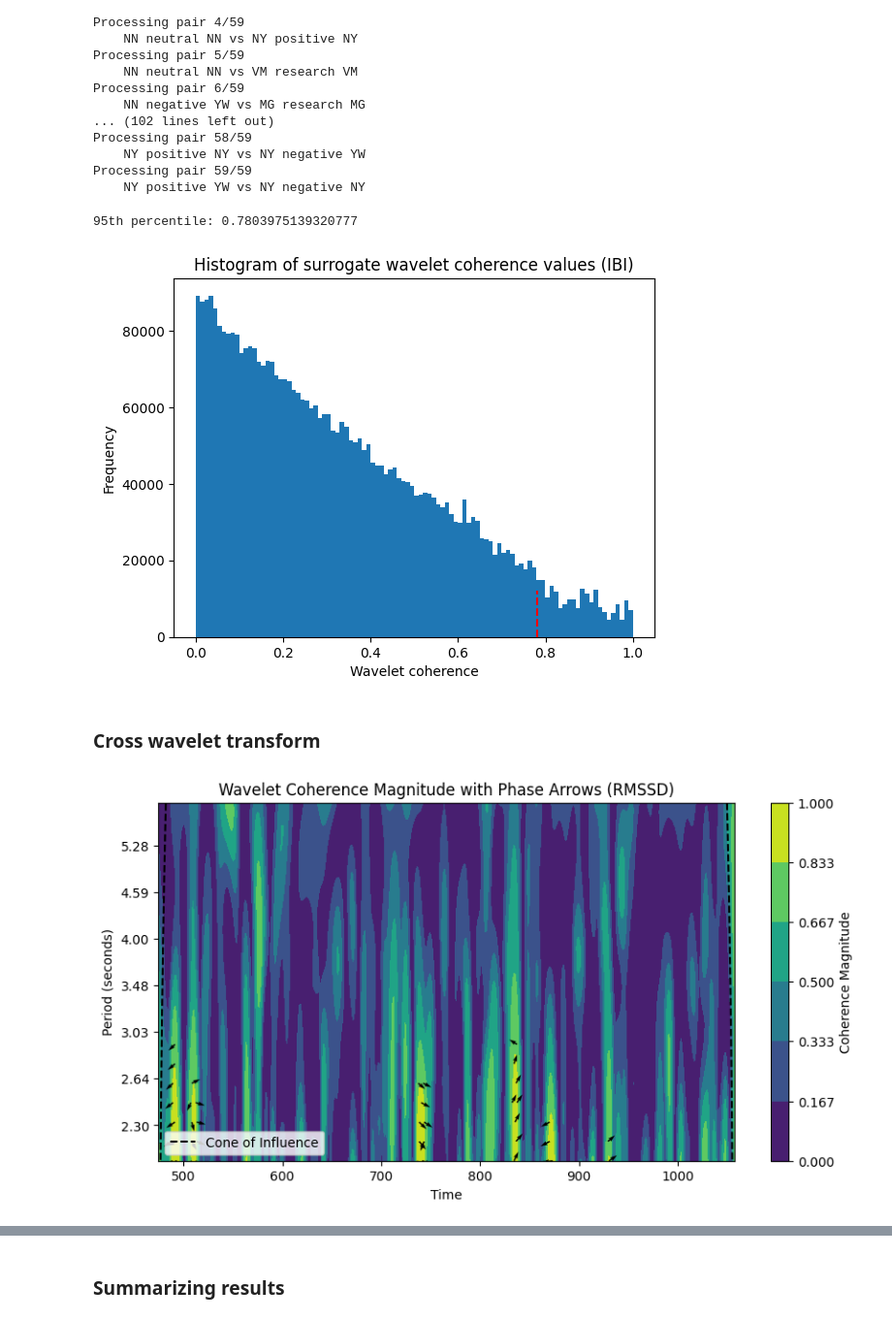
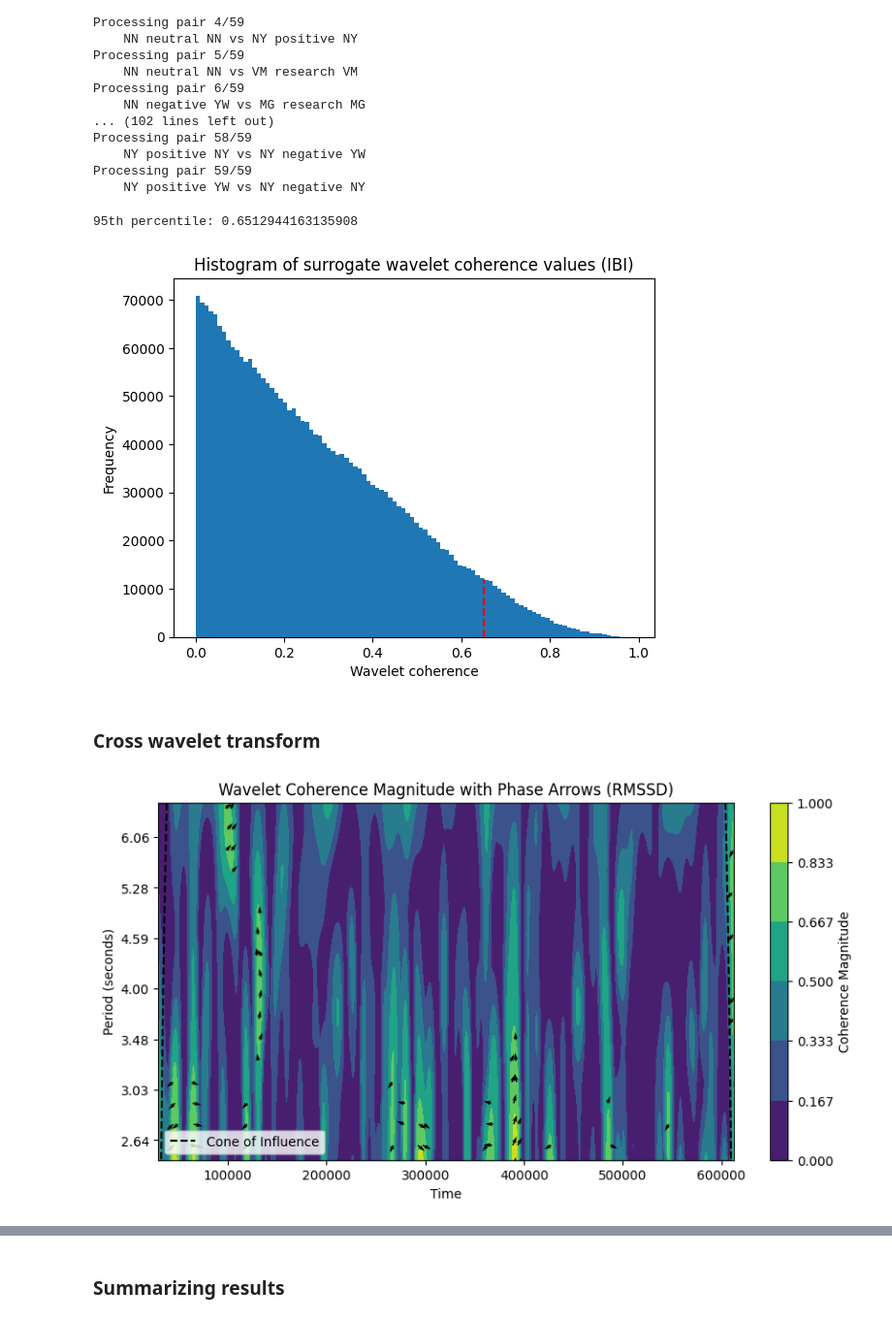
Before and after one commit to ynwtnb/linkage_analysis_pilot, a Jupyter notebook: script/wavelet_analysis.ipynb, the cells around one changed output, grey strips where cells are left out. Shown at 97% size. Cells and saved outputs as stored; diff of their text form; code cells hidden in the pictures.

```diff
--- a/script/wavelet_analysis.ipynb
+++ b/script/wavelet_analysis.ipynb
@@ -570,19 +845,0 @@ KruskalResult(statistic=66.37239079189021, pvalue=3.867394401289835e-15)
-# %%
-session = 'NY'
-fig, axes = plt.subplots(ncols=2, nrows=1, figsize=(8, 5))
-lf_wct_list = []
-hf_wct_list = []
-for condition in conditions_NY_ecg:
-    period = 1 / wct_results_ibi[session][condition]['freq']
-    lf_freq = np.where((period >= 6) & (period <=25))
-    hf_freq = np.where((period >= 2) & (period < 6))
-    lf_wct = wct_results_ibi[session][condition]['wct'][lf_freq[0], :]
-    hf_wct = wct_results_ibi[session][condition]['wct'][hf_freq[0], :]
-    lf_wct_list.append(lf_wct)
-    hf_wct_list.append(hf_wct)
-    axes[0].boxplot(lf_wct.flatten(), positions=[conditions_full.index(condition)], widths=0.6)
-    axes[1].boxplot(hf_wct.flatten(), positions=[conditions_full.index(condition)], widths=0.6)
-for ax in axes:
-    ax.set_xticklabels(conditions_NY_ecg)
-axes[0].set_title('Wavelet Coherence Magnitude (IBI) in LF band', fontsize=10)
-axes[1].set_title('Wavelet Coherence Magnitude (IBI) in HF band', fontsize=10)
@@ -678,7 +1310,7 @@ for session in sessions:
         time_offset_p1 = mw_p1[session][condition]['time'].iloc[0]
         start_time_p1 = mw_p1[session][condition]['timestamp'].iloc[0]
         df = rmssd_concat[session][condition].reset_index()
-        df['time'] = (df['datetime'] - pd.to_datetime(start_time_p1)).dt.total_seconds() + time_offset_p1
+        df['time'] = (df['datetime'] - pd.to_datetime(start_time_p1)).dt.total_seconds() * 1000 + time_offset_p1
         df = df.drop(columns=['datetime'])
         rmssd_concat[session][condition] = df
 # %% [markdown]
@@ -727,12 +1359,12 @@ for pair_i in range(len(surrogate_pairs)):
     print(f'    {session1} {condition1} {person1} vs {session2} {condition2} {person2}')
 
     max_idx = min(len(standardized_rmssd_all[session1][condition1][person1]), len(standardized_rmssd_all[session2][condition2][person2]))
-    try:
-        wct, awct, coi, freq, sig = wavelet.wct(standardized_rmssd_all[session1][condition1][person1][:max_idx], standardized_rmssd_all[session2][condition2][person2][:max_idx], dt, dj=dj, s0=s0, J=-1, sig=False, wavelet=mother, normalize=True)
-        wct_surrogate.append(wct)
-    except:
-        print(f'    Error in {session1} {condition1} {person1} vs {session2} {condition2} {person2}')
-        pass
+    wct, awct, coi, freq, sig = wavelet.wct(standardized_rmssd_all[session1][condition1][person1][:max_idx], standardized_rmssd_all[session2][condition2][person2][:max_idx], dt, dj=dj, s0=s0, J=-1, sig=False, wavelet=mother, normalize=True)
+    period = 1 / freq
+    for t in range(wct.shape[1]):
+        mask = period > coi[t]
+        wct[mask, t] = np.nan
+    wct_surrogate.append(wct)
 # %% [output]
 Processing pair 1/59
     NY positive NY vs VM research VM
@@ -754,6 +1386,7 @@ Processing pair 59/59
 # %%
 wct_surrogate_flattened = [wct.flatten() for wct in wct_surrogate]
 wct_surrogate_concatenated = np.concatenate(wct_surrogate_flattened)
+wct_surrogate_concatenated = wct_surrogate_concatenated[~np.isnan(wct_surrogate_concatenated)]
 percentile_95_hrv = np.percentile(wct_surrogate_concatenated, 95)
 print("95th percentile:", percentile_95_hrv)
 plt.hist(wct_surrogate_concatenated, bins=100)
@@ -764,8 +1397,8 @@ plt.ylabel('Frequency')
 # plt.ylim(0, 12000)
 plt.show()
 # %% [output]
-95th percentile: 0.7803975139320777
+95th percentile: 0.6512944163135908
-[figure, old version]
+[figure, new version]
 # %%
 with open('../data/surrogate_wavelet_coherence_hrv.npy', 'wb') as f:
     np.save(f, wct_surrogate_concatenated)
@@ -780,8 +1413,8 @@ wct_rmssd, awct_rmssd, coi_rmssd, freq_rmssd, sig_rmssd = wavelet.wct(standardiz
 # %%
 t = standardized_rmssd[session][condition]['time'].values
 # %%
-plot_wavelet_result(threshold=percentile_95_hrv, t=t, wct=wct_rmssd, awct=awct_rmssd, coi=coi_rmssd, freq=freq_rmssd, modality='RMSSD', ylim_low=1/freq[0], ylim_high=6)
+plot_wavelet_result(threshold=percentile_95_hrv, t=t, wct=wct_rmssd, awct=awct_rmssd, coi=coi_rmssd, freq=freq_rmssd, modality='RMSSD', ylim_low=1/0.4, ylim_high=1/0.15)
 plt.savefig(f'../result/{session}_{condition}_rmssd_HF.png')
 # %% [output]
-[figure, old version]
+[figure, new version]
 # %%
```
Also changed, not shown: parts of 200 cells of this notebook, 27 other files.
